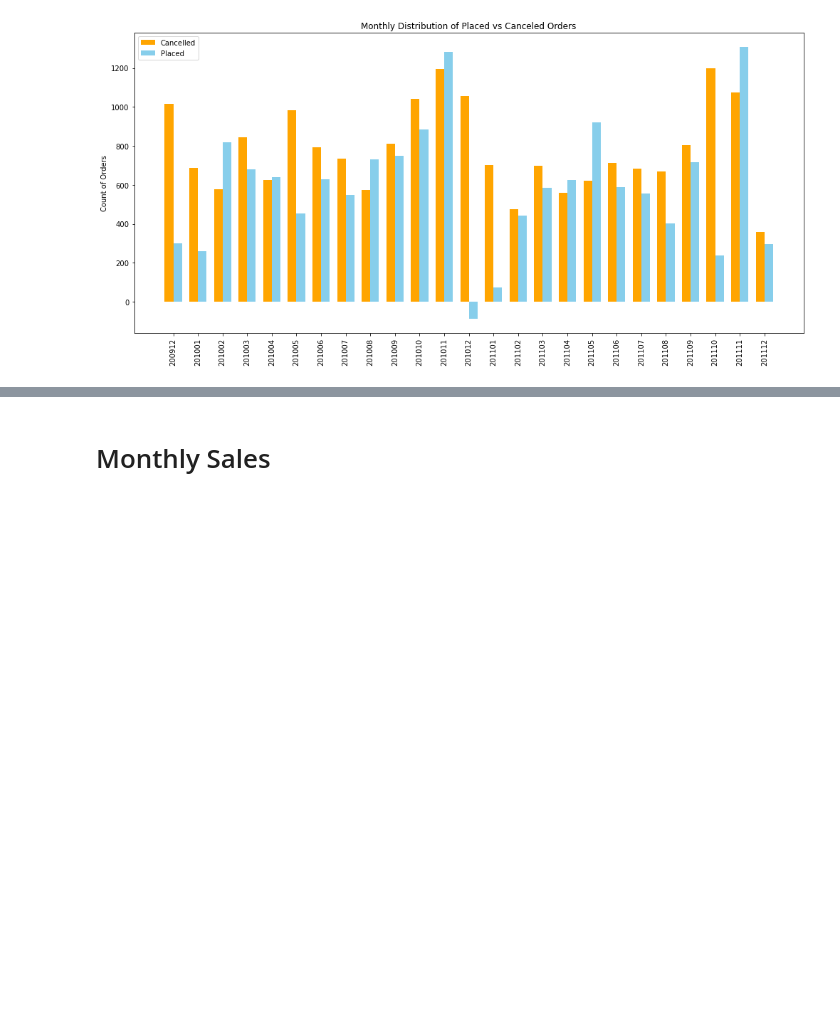
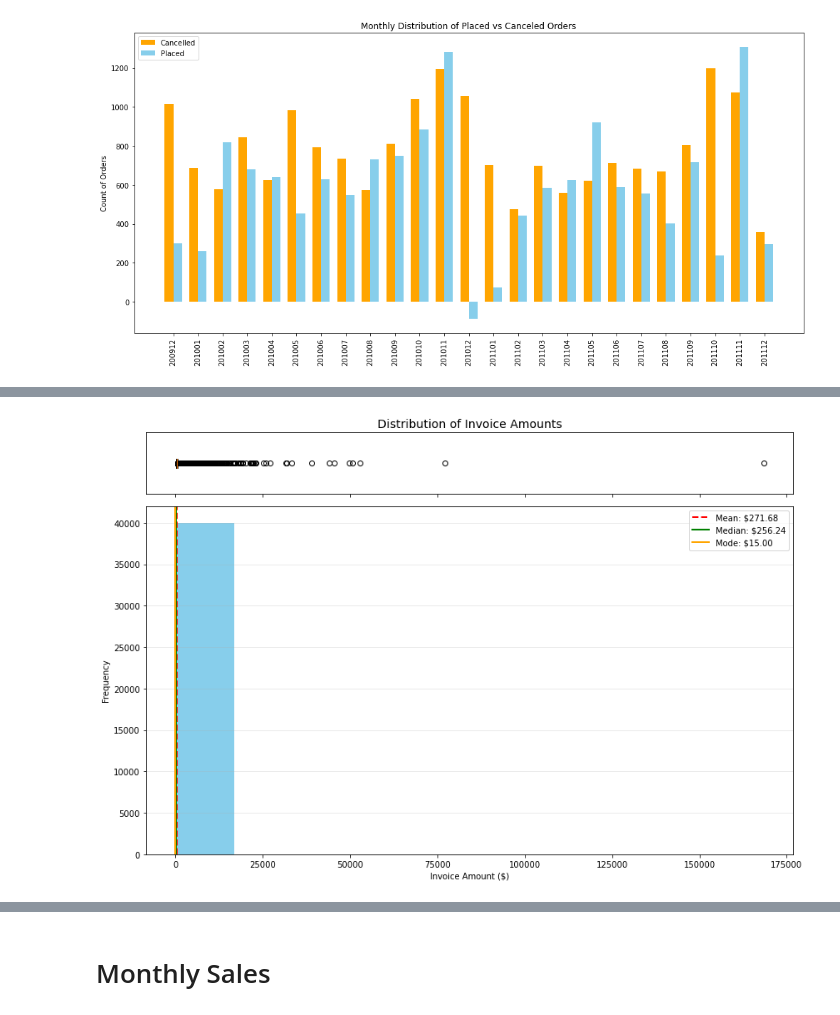
Before and after one commit to jarviscanada/jarvis_data_eng_SumikshTrehan, a Jupyter notebook: python_data_analytics/retail_data_analytics_wrangling.ipynb, the cells around one changed output, grey strips where cells are left out. Cells and saved outputs as stored; diff of their text form; code cells hidden in the pictures; blank space fills up the shorter version.

```diff
--- a/python_data_analytics/retail_data_analytics_wrangling.ipynb
+++ b/python_data_analytics/retail_data_analytics_wrangling.ipynb
@@ -367,0 +300,53 @@ plt.show()
+# %%
+# Ques-2
+# --- VISUALIZATION ---
+# Create a figure with a Boxplot on top and a Histogram on the bottom
+# subplots(2, ...): Creates a figure with 2 "axes" (drawing areas) stacked on top of each other.
+# sharex=True: This is critical. It forces the top plot and bottom plot to use the exact same
+# X-axis scale, so the outliers in the boxplot align with the bars in the histogram.
+
+# gridspec_kw={"height_ratios": (.15, .85)}: This makes the top area (for the boxplot) very thin and the bottom area (for the histogram) much larger.
+fig, (ax_box, ax_hist) = plt.subplots(2, sharex=True,
+                                      gridspec_kw={"height_ratios": (.15, .85)},
+                                      figsize=(12, 8))
+
+# 1. Draw the Boxplot (to show the "many outlier data")
+# ax_box.boxplot(...): Tells Python to draw a box-and-whisker plot using the invoice_amount data.
+# vert=False: Makes the boxplot horizontal (laying down) instead of vertical.
+# patch_artist=True: This "unlocks" the ability to fill the box with color. Without this, the box would just be a wireframe.
+# boxprops=dict(...): This is the styling dictionary.
+# facecolor='#99ff99': Fills the box with a light green color.
+# color='black': Makes the border lines black.
+ax_box.boxplot(invoice_df['invoice_amount'], vert=False)
+ax_box.set_title('Distribution of Invoice Amounts', fontsize=14)
+ax_box.set_yticks([])
+
+max_invoice_val = invoice_df['invoice_amount'].max()
+max_invoice_val
+
+min_invoice_df = invoice_df['invoice_amount'].min()
+min_invoice_df
+
+# 2. Draw the Histogram
+counts, bins, patches = ax_hist.hist(invoice_df['invoice_amount'], bins=10,
+                                     color='skyblue', edgecolor='white')
+
+# 3. Add statistical vertical lines (using the f-string formatting that failed before)
+ax_hist.axvline(v_mean, color='red', linestyle='--', linewidth=2, label=f'Mean: ${v_mean:.2f}')
+ax_hist.axvline(v_median, color='green', linestyle='-', linewidth=2, label=f'Median: ${v_median:.2f}')
+ax_hist.axvline(v_mode, color='orange', linestyle='-', linewidth=2, label=f'Mode: ${v_mode:.2f}')
+
+# 4. Annotate Min and Max
+# ax_hist.text(v_min, max(counts)*0.9, f'Min: ${v_min:.2f}', fontweight='bold')
+# ax_hist.text(v_max, max(counts)*0.9, f'Max: ${v_max:.2f}', fontweight='bold', horizontalalignment='right')
+
+# Formatting
+ax_hist.legend(loc='upper right')
+ax_hist.set_xlabel('Invoice Amount ($)')
+ax_hist.set_ylabel('Frequency')
+ax_hist.grid(axis='y', alpha=0.3)
+
+plt.tight_layout()
+plt.show()
+# %% [output]
+[figure, added]
```
Also changed, not shown: parts of 10 cells of this notebook.
